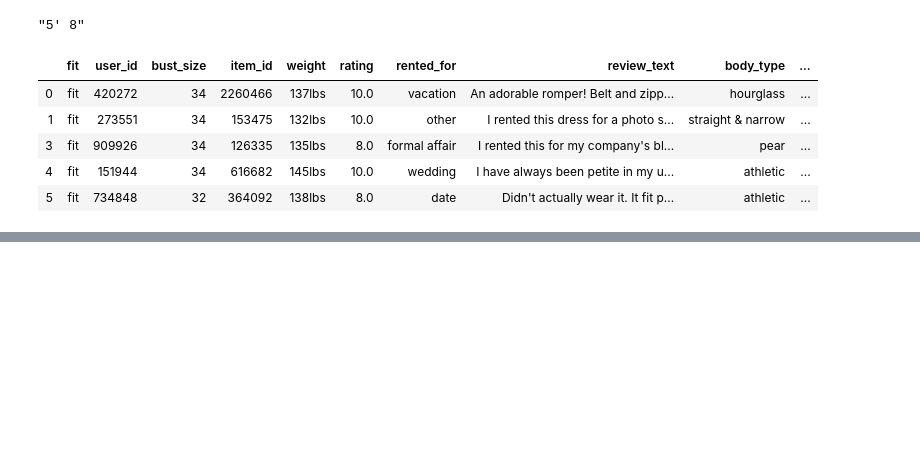
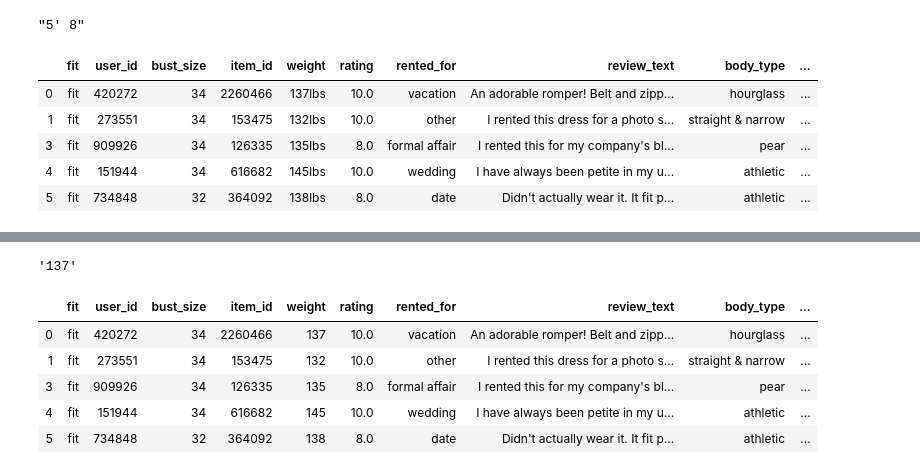
Before and after one commit to FatmaBenYedder/Recommend_The_Runway, a Jupyter notebook: rtr.ipynb, the cells around one changed output, grey strips where cells are left out. Cells and saved outputs as stored; diff of their text form; code cells hidden in the pictures; blank space fills up the shorter version.

```diff
--- a/rtr.ipynb
+++ b/rtr.ipynb
@@ -179,0 +216,4 @@ df.to_csv(r'/Users/andrewtriola/Documents/flatiron/mod_6_proj/mod_6_project/upda
+# %%
+abc
+# %% [output]
+'137'
@@ -179,0 +226,9 @@ df.to_csv(r'/Users/andrewtriola/Documents/flatiron/mod_6_proj/mod_6_project/upda
+# %%
+df.head()
+# %% [output]
+|  | fit | user_id | bust_size | item_id | weight | rating | rented_for | review_text | body_type | ... |
+| 0 | fit | 420272 | 34 | 2260466 | 137 | 10.0 | vacation | An adorable romper! Belt and zipp... | hourglass | ... |
+| 1 | fit | 273551 | 34 | 153475 | 132 | 10.0 | other | I rented this dress for a photo s... | straight & narrow | ... |
+| 3 | fit | 909926 | 34 | 126335 | 135 | 8.0 | formal affair | I rented this for my company's bl... | pear | ... |
+| 4 | fit | 151944 | 34 | 616682 | 145 | 10.0 | wedding | I have always been petite in my u... | athletic | ... |
+| 5 | fit | 734848 | 32 | 364092 | 138 | 8.0 | date | Didn't actually wear it. It fit p... | athletic | ... |
```
Also changed, not shown: parts of 10 cells of this notebook, 2 other files.
